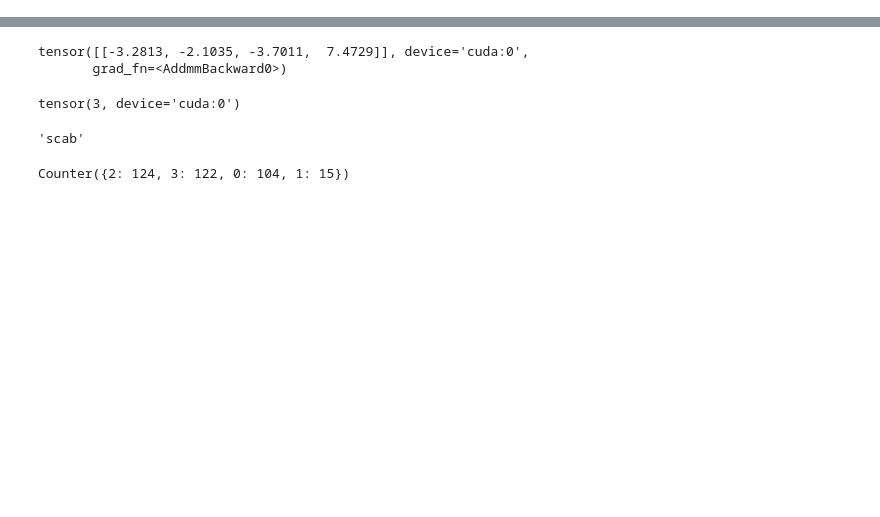
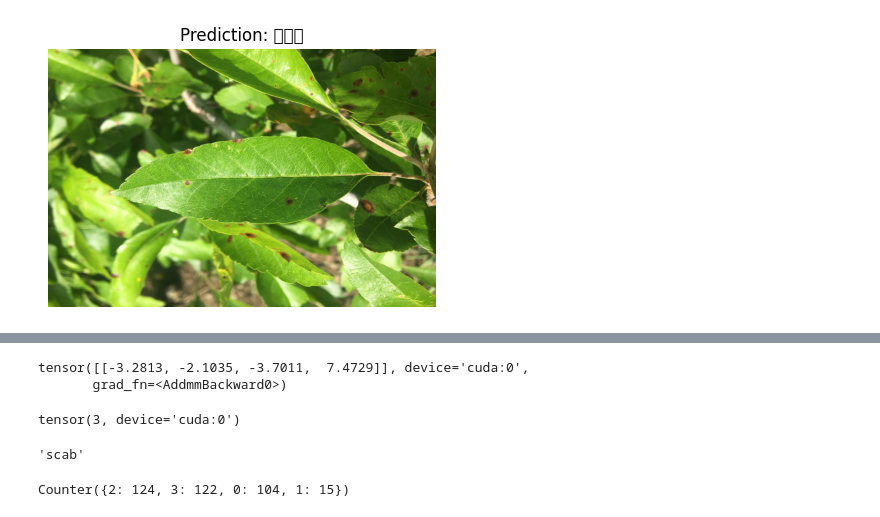
Before and after one commit to 5Color/plant_disease_classification, a Jupyter notebook: main.ipynb, the cells around one changed output, grey strips where cells are left out. Cells and saved outputs as stored; diff of their text form; code cells hidden in the pictures; blank space fills up the shorter version.

```diff
--- a/main.ipynb
+++ b/main.ipynb
@@ -229,0 +540,80 @@ print("📁 모델 저장 완료: resnext_model.pth")
+# %%
+import os
+from PIL import Image
+import torch
+import torch.nn as nn
+from torchvision import transforms
+from torchvision.models import resnext50_32x4d, ResNeXt50_32X4D_Weights
+import matplotlib.pyplot as plt
+
+# ================
+# 1. 설정
+# ================
+DEVICE = torch.device("cuda" if torch.cuda.is_available() else "cpu")
+MODEL_PATH = "resnext_model.pth"
+while True:
+    num = int(input("이미지숫자 입력: "))
+    IMG_PATH = f"./images/Test_{num}.jpg"
+
+    idx_to_label = {
+        0: "양호함",
+        1: "다중질병",
+        2: "녹병",
+        3: "더뎅이병"
+    }
+
+    infer_transform = transforms.Compose([
+        transforms.Resize((224, 224)),
+        transforms.ToTensor(),
+        transforms.Normalize(
+            mean=[0.485, 0.456, 0.406],
+            std=[0.229, 0.224, 0.225]
+        )
+    ])
+
+    weights = ResNeXt50_32X4D_Weights.IMAGENET1K_V1
+    model = resnext50_32x4d(weights=weights)
+    model.fc = nn.Sequential(
+        nn.Dropout(0.3),
+        nn.Linear(model.fc.in_features, 4)
+    )
+
+    model.load_state_dict(torch.load(MODEL_PATH, map_location=DEVICE))
+    model = model.to(DEVICE)
+    model.eval()
+
+    print("모델 로드 완료")
+
+    # =========================
+    # 4. 이미지 불러오기
+    # =========================
+    if not os.path.exists(IMG_PATH):
+        raise FileNotFoundError(f"이미지 없음: {IMG_PATH}")
+
+    image = Image.open(IMG_PATH).convert("RGB")
+    input_tensor = infer_transform(image).unsqueeze(0).to(DEVICE)
+
+    # =========================
+    # 5. 추론
+    # =========================
+    with torch.no_grad():
+        outputs = model(input_tensor)
+        probs = torch.softmax(outputs, dim=1)[0]
+        pred_idx = torch.argmax(probs).item()
+
+    pred_label = idx_to_label[pred_idx]
+
+    print(f"\n예측 결과: {pred_label}")
+    print("\n클래스별 확률:")
+    for i in range(len(idx_to_label)):
+        print(f"{idx_to_label[i]:>18} : {probs[i].item():.4f}")
+
+    # =========================
+    # 6. 이미지 표시
+    # =========================
+    plt.figure(figsize=(5, 5))
+    plt.imshow(image)
+    plt.title(f"Prediction: {pred_label}")
+    plt.axis("off")
+    plt.show()
+# %% [output]
@@ -230,3 +629,4 @@ print("📁 모델 저장 완료: resnext_model.pth")
+[figure, added]
 # %%
 import os
 import pandas as pd
```
Also changed, not shown: parts of 11 cells of this notebook.
